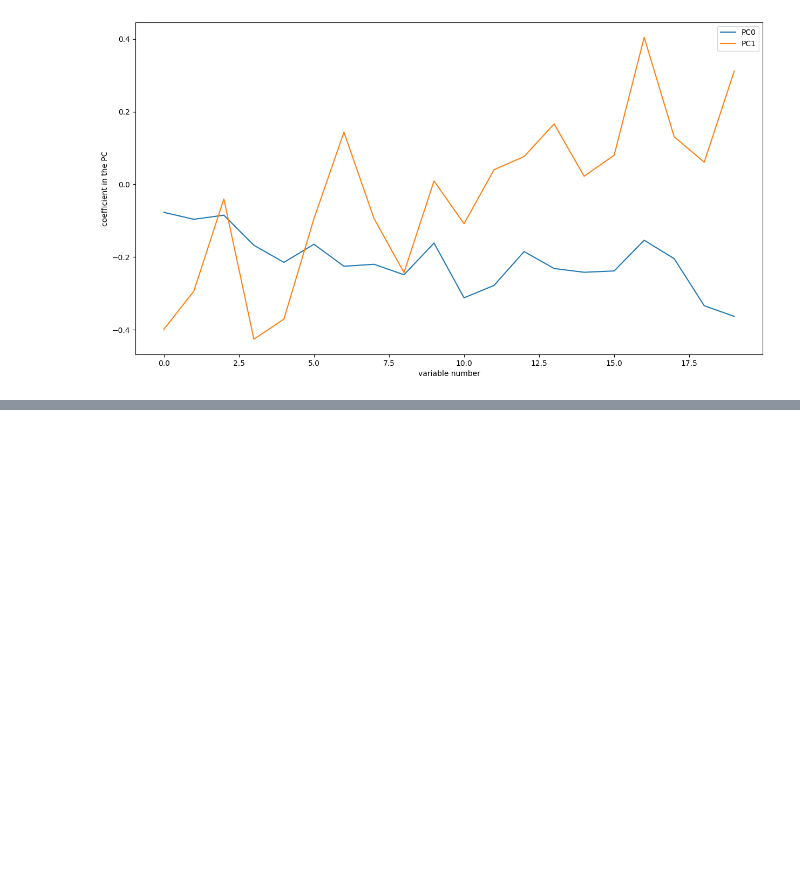
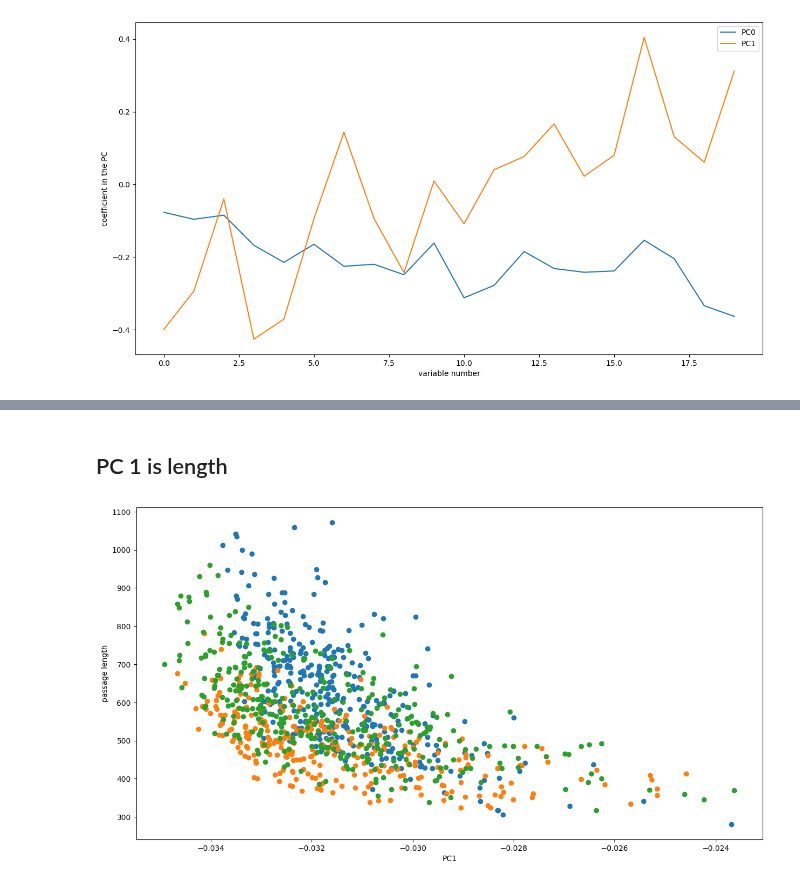
Before and after one commit to UOdsci/dsci345, a Jupyter notebook: class_material/slides/Week_06_PCA.ipynb, the cells around one changed output, grey strips where cells are left out. Saved outputs shown, nothing was run; the diff lists cells and outputs as text; code cells hidden in the pictures; blank space fills up the shorter version.

```diff
--- a/class_material/slides/Week_06_PCA.ipynb
+++ b/class_material/slides/Week_06_PCA.ipynb
@@ -155,0 +342,12 @@ plt.legend();
+# %% [markdown]
+## PC 1 is length
+# %%
+lengths = np.sum(wordmat, axis=1)
+for s in np.unique(sources['source']):
+    plt.scatter(
+        pcs[sources['source'] == s, 0],
+        lengths[sources['source'] == s]
+    )
+plt.xlabel("PC1"); plt.ylabel("passage length");
+# %% [output]
+[figure, added]
```
Also changed, not shown: parts of 32 cells of this notebook, 5 other files.
